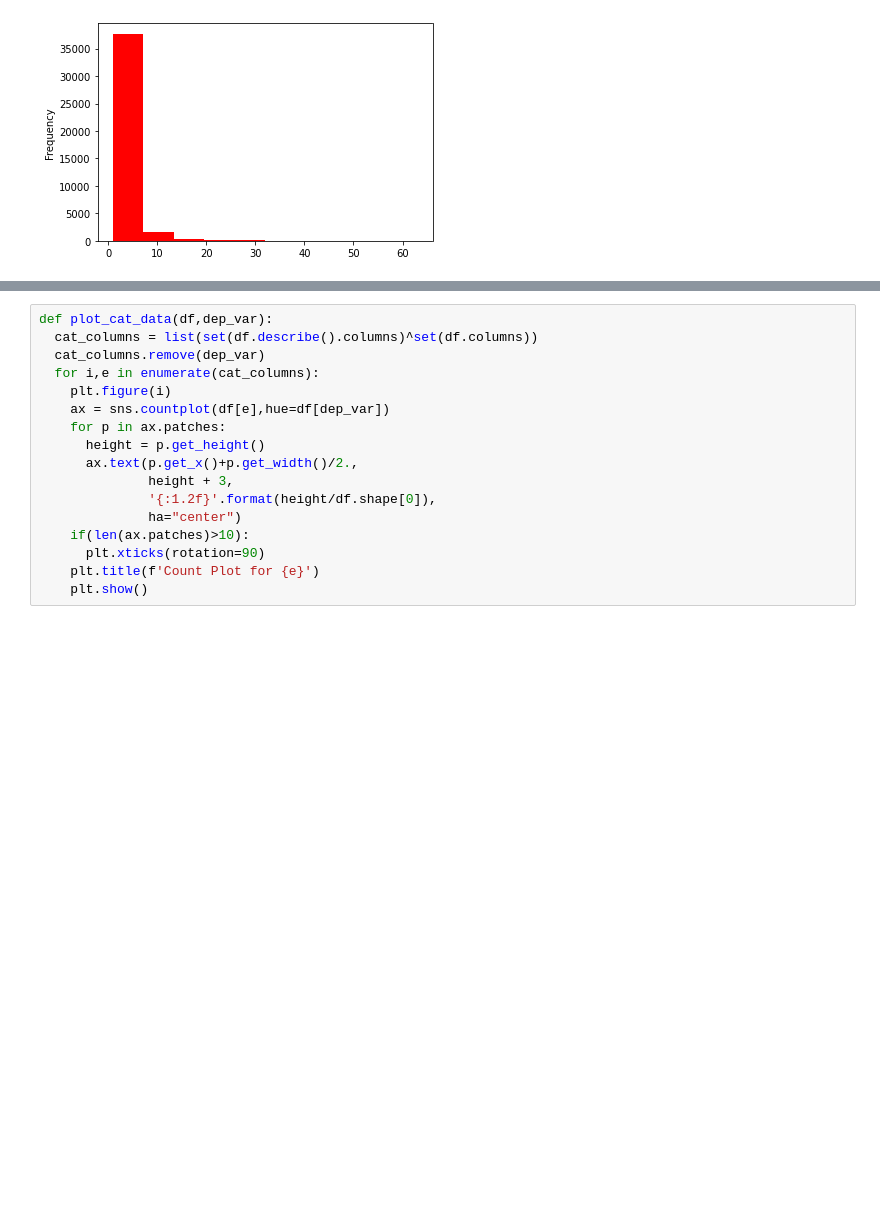
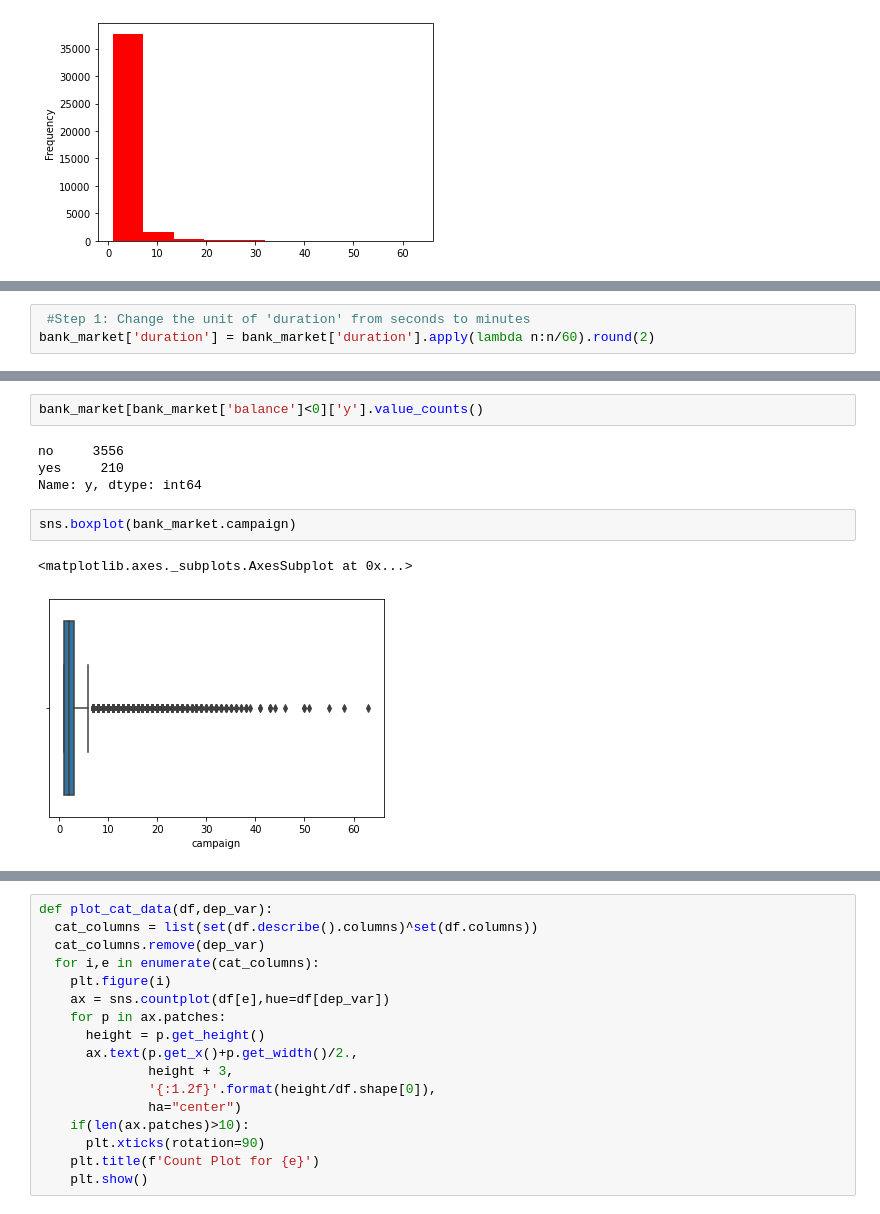
Before and after one commit to 15021996/Bank-Marketing-Effectiveness-Prediction, a Jupyter notebook: Soumya_Bank_Marketing_Effectiveness_Prediction_Capstone_Project_3.ipynb, the cells around one changed output, grey strips where cells are left out. Drawn from its saved outputs; the diff is of its cells as text; blank space fills up the shorter version.

```diff
--- a/Soumya_Bank_Marketing_Effectiveness_Prediction_Capstone_Project_3.ipynb
+++ b/Soumya_Bank_Marketing_Effectiveness_Prediction_Capstone_Project_3.ipynb
@@ -176,0 +134,3 @@ one_hot_encoding(bank_market,'y')
+# %%
+ #Step 1: Change the unit of 'duration' from seconds to minutes
+bank_market['duration'] = bank_market['duration'].apply(lambda n:n/60).round(2)
@@ -176,0 +155,11 @@ one_hot_encoding(bank_market,'y')
+# %%
+bank_market[bank_market['balance']<0]['y'].value_counts()
+# %% [output]
+no     3556
+yes     210
+Name: y, dtype: int64
+# %%
+sns.boxplot(bank_market.campaign)
+# %% [output]
+<matplotlib.axes._subplots.AxesSubplot at 0x...>
+[figure, added]
```
Also changed, not shown: parts of 52 cells of this notebook.
